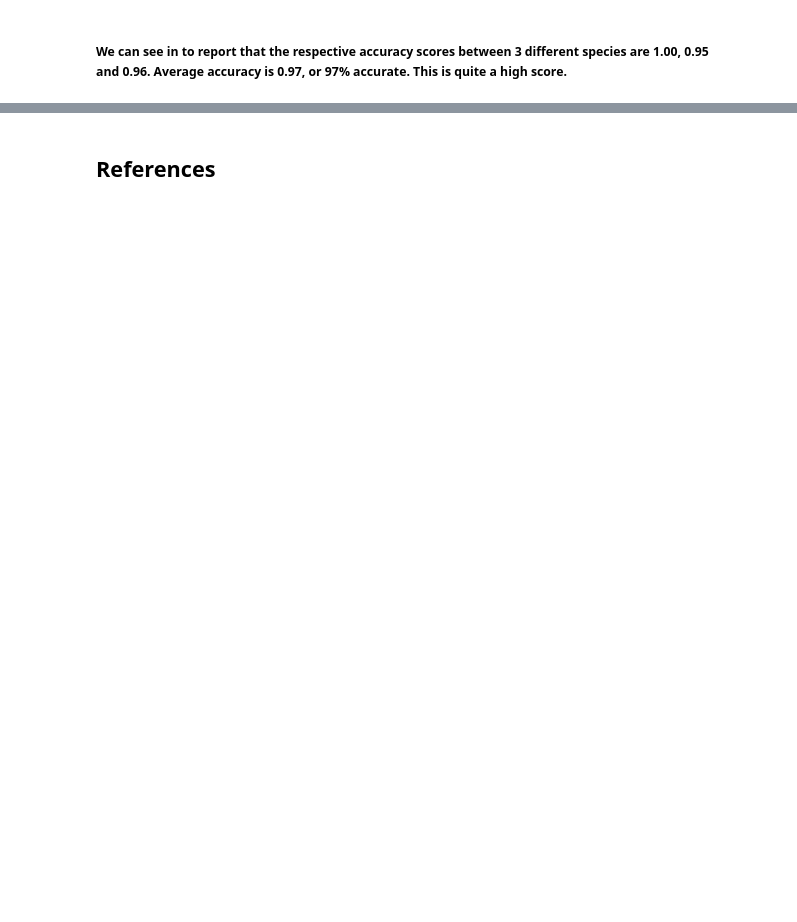
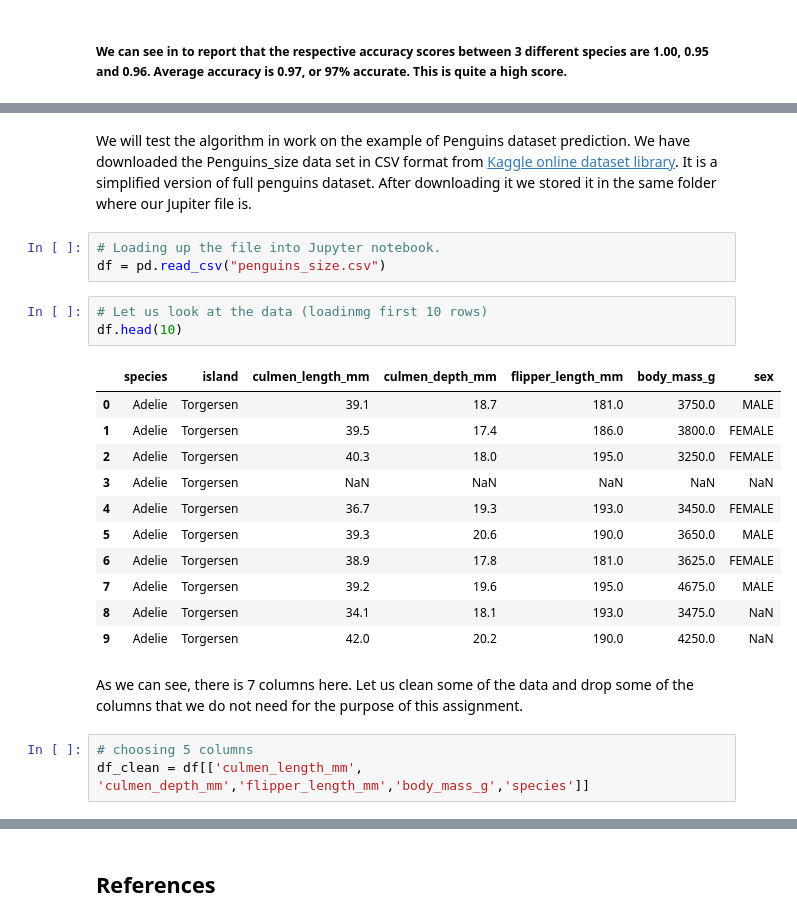
Before and after one commit to dmitrijsg123/Machine_Learning_And_Statistics_Assignment, a Jupyter notebook: scikit-learn.ipynb, the cells around one changed output, grey strips where cells are left out. Drawn from its saved outputs; the diff is of its cells as text; blank space fills up the shorter version.

Commit message:
2nd algorithm of scikit-learn library done - k-nearest neighbours

```diff
--- a/scikit-learn.ipynb
+++ b/scikit-learn.ipynb
@@ -206,0 +218,29 @@ weighted avg       0.97      0.97      0.97        30
+# %% [markdown]
+We will test the algorithm in work on the example of Penguins dataset prediction.
+We have downloaded the Penguins_size data set in CSV format from [Kaggle online dataset library](https://www.kaggle.com/larsen0966/penguins/version/1).
+It is a simplified version of full penguins dataset.
+After downloading it we stored it in the same folder where our Jupiter file is.
+# %%
+# Loading up the file into Jupyter notebook.
+df = pd.read_csv("penguins_size.csv")
+# %%
+# Let us look at the data (loadinmg first 10 rows)
+df.head(10)
+# %% [output]
+|  | species | island | culmen_length_mm | culmen_depth_mm | flipper_length_mm | body_mass_g | sex |
+| 0 | Adelie | Torgersen | 39.1 | 18.7 | 181.0 | 3750.0 | MALE |
+| 1 | Adelie | Torgersen | 39.5 | 17.4 | 186.0 | 3800.0 | FEMALE |
+| 2 | Adelie | Torgersen | 40.3 | 18.0 | 195.0 | 3250.0 | FEMALE |
+| 3 | Adelie | Torgersen | NaN | NaN | NaN | NaN | NaN |
+| 4 | Adelie | Torgersen | 36.7 | 19.3 | 193.0 | 3450.0 | FEMALE |
+| 5 | Adelie | Torgersen | 39.3 | 20.6 | 190.0 | 3650.0 | MALE |
+| 6 | Adelie | Torgersen | 38.9 | 17.8 | 181.0 | 3625.0 | FEMALE |
+| 7 | Adelie | Torgersen | 39.2 | 19.6 | 195.0 | 4675.0 | MALE |
+| 8 | Adelie | Torgersen | 34.1 | 18.1 | 193.0 | 3475.0 | NaN |
+| 9 | Adelie | Torgersen | 42.0 | 20.2 | 190.0 | 4250.0 | NaN |
+# %% [markdown]
+As we can see, there is 7 columns here.
+Let us clean some of the data and drop some of the columns that we do not need for the purpose of this assignment.
+# %%
+# choosing 5 columns
+df_clean = df[['culmen_length_mm', 'culmen_depth_mm','flipper_length_mm','body_mass_g','species']]
```
Also changed, not shown: parts of 27 cells of this notebook.
